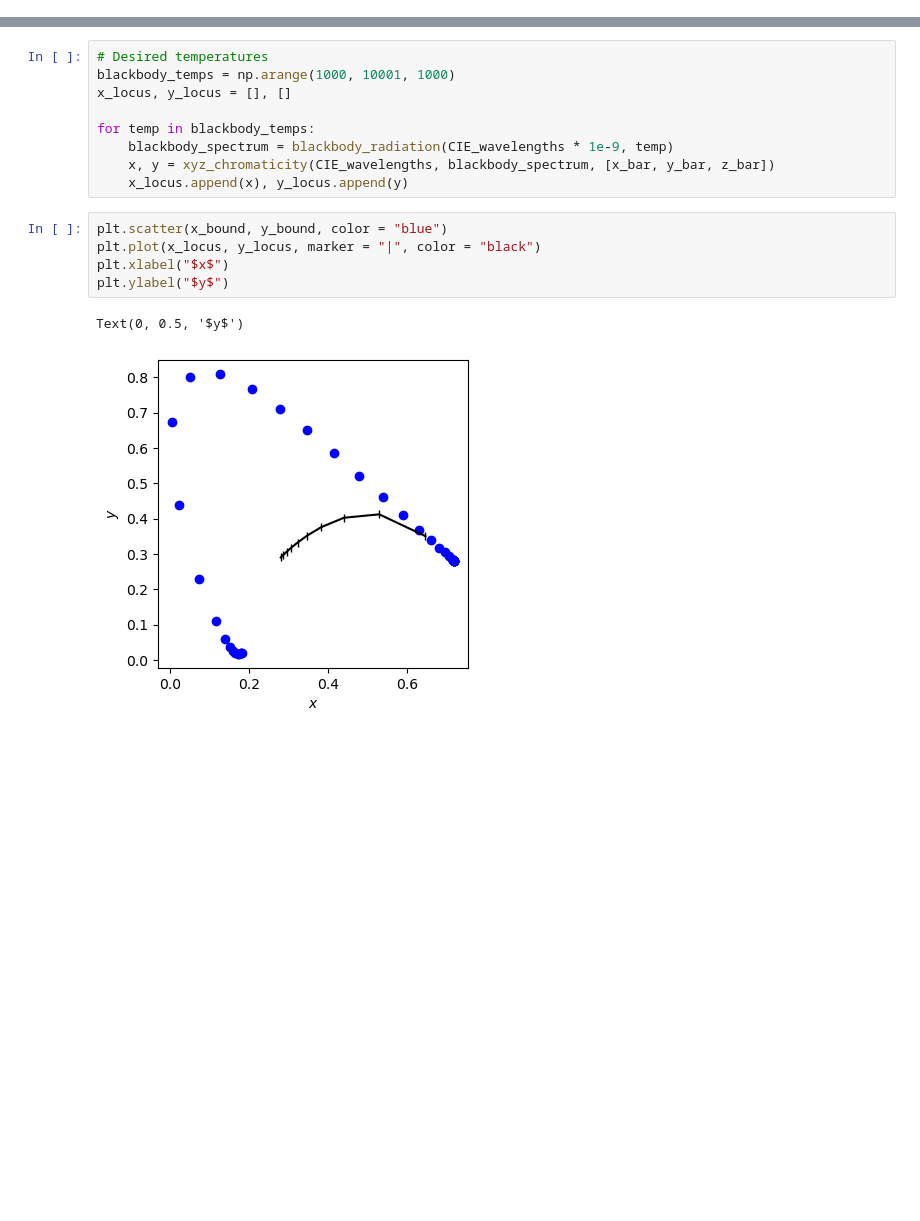
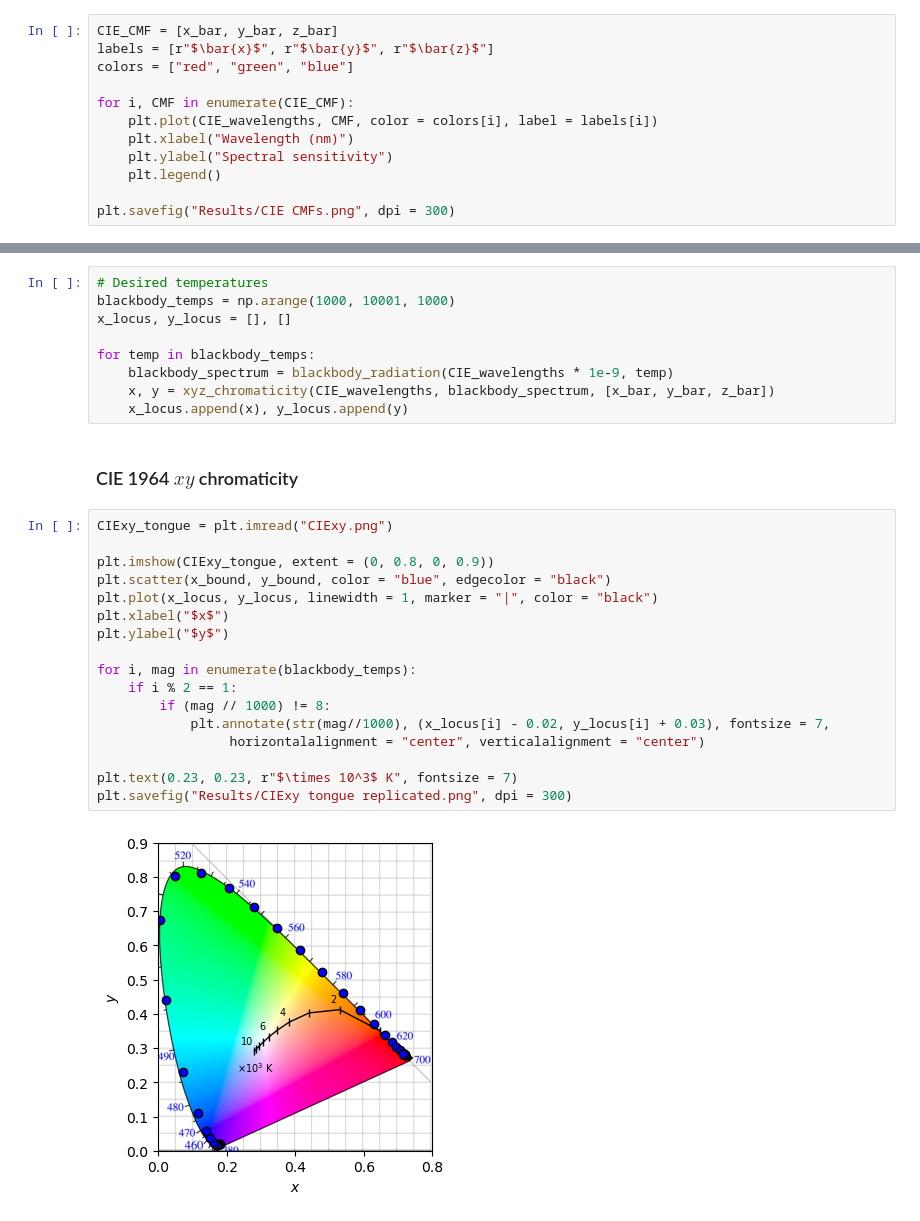
Before and after one commit to npcrmns/App-Physics-167, a Jupyter notebook: [6] Color Imaging/Color Imaging.ipynb, the cells around one changed output, grey strips where cells are left out. Saved outputs shown, nothing was run; the diff lists cells and outputs as text; blank space fills up the shorter version.

Commit message:
Updated notebook and plots

```diff
--- a/[6] Color Imaging/Color Imaging.ipynb
+++ b/[6] Color Imaging/Color Imaging.ipynb
@@ -23,0 +30,12 @@ spectrum_wavelengths = np.linspace(400, 800, len(CIE_wavelengths))
+# %%
+CIE_CMF = [x_bar, y_bar, z_bar]
+labels = [r"$\bar{x}$", r"$\bar{y}$", r"$\bar{z}$"]
+colors = ["red", "green", "blue"]
+
+for i, CMF in enumerate(CIE_CMF):
+    plt.plot(CIE_wavelengths, CMF, color = colors[i], label = labels[i])
+    plt.xlabel("Wavelength (nm)")
+    plt.ylabel("Spectral sensitivity")
+    plt.legend()
+
+plt.savefig("Results/CIE CMFs.png", dpi = 300)
@@ -101,11 +121,24 @@ for temp in blackbody_temps:
     blackbody_spectrum = blackbody_radiation(CIE_wavelengths * 1e-9, temp)
     x, y = xyz_chromaticity(CIE_wavelengths, blackbody_spectrum, [x_bar, y_bar, z_bar])
     x_locus.append(x), y_locus.append(y)
+# %% [markdown]
+### CIE 1964 $xy$ chromaticity
 # %%
-plt.scatter(x_bound, y_bound, color = "blue")
-plt.plot(x_locus, y_locus, marker = "|", color = "black")
+CIExy_tongue = plt.imread("CIExy.png")
+
+plt.imshow(CIExy_tongue, extent = (0, 0.8, 0, 0.9))
+plt.scatter(x_bound, y_bound, color = "blue", edgecolor = "black")
+plt.plot(x_locus, y_locus, linewidth = 1, marker = "|", color = "black")
 plt.xlabel("$x$")
 plt.ylabel("$y$")
+
+for i, mag in enumerate(blackbody_temps):
+    if i % 2 == 1:
+        if (mag // 1000) != 8:
+            plt.annotate(str(mag//1000), (x_locus[i] - 0.02, y_locus[i] + 0.03), fontsize = 7,
+                 horizontalalignment = "center", verticalalignment = "center")
+
+plt.text(0.23, 0.23, r"$\times 10^3$ K", fontsize = 7)
+plt.savefig("Results/CIExy tongue replicated.png", dpi = 300)
 # %% [output]
-Text(0, 0.5, '$y$')
-[figure, old version]
+[figure, new version]
```
Also changed, not shown: parts of 19 cells of this notebook, 7 other files.
